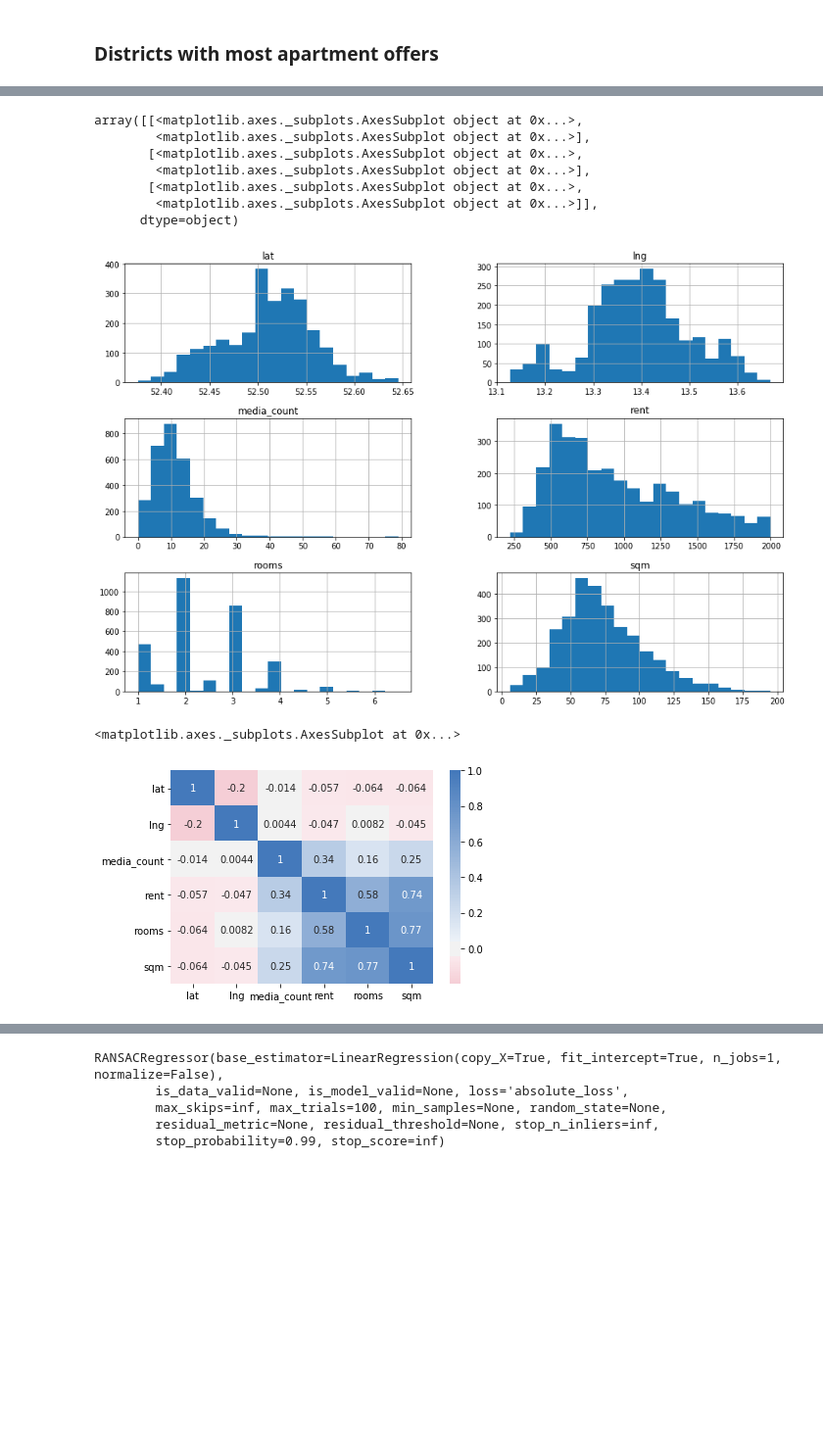
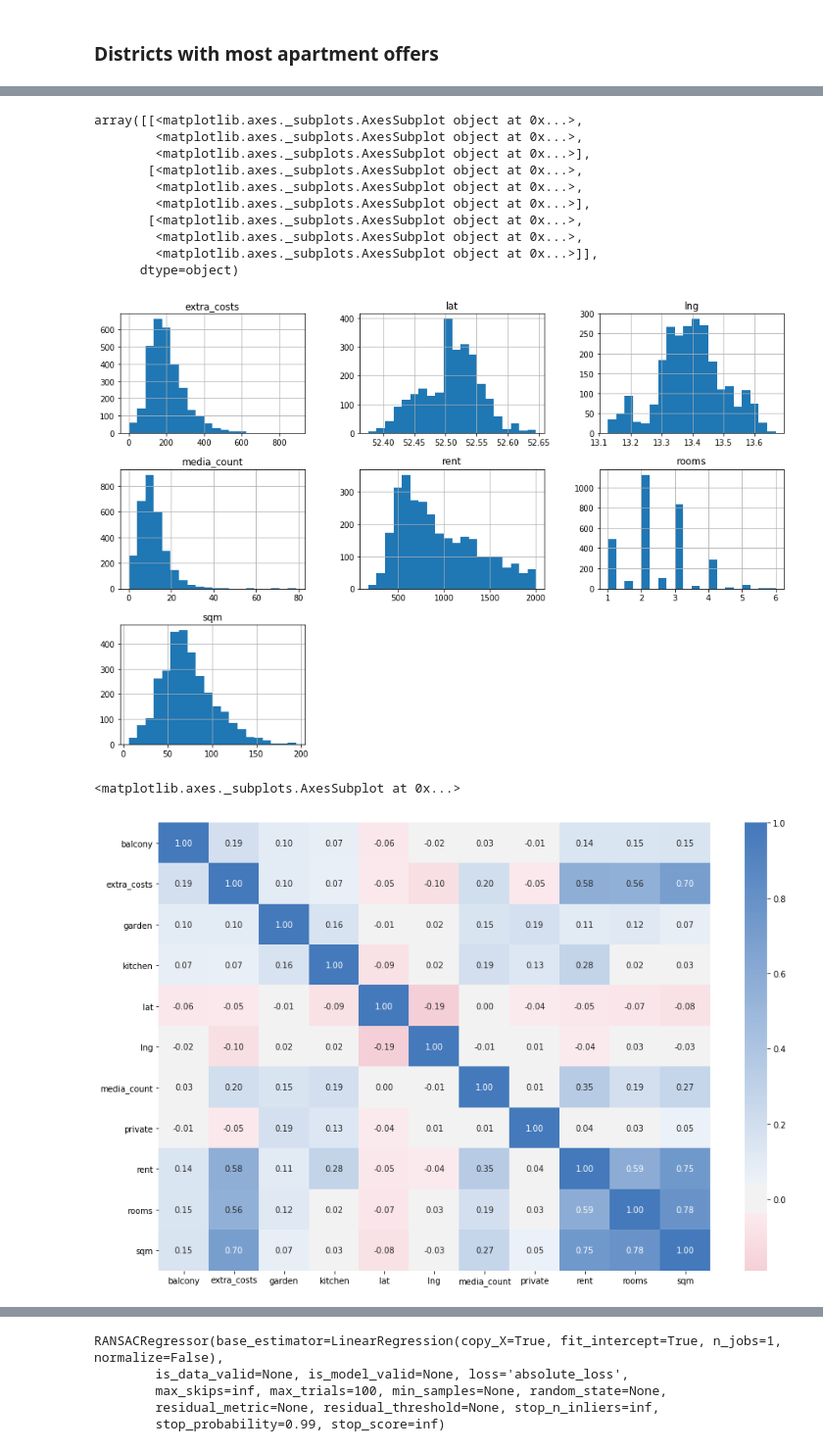
Before and after one commit to asmaier/ImmoSpider, a Jupyter notebook: ImmoPredict.ipynb, the cells around one changed output, grey strips where cells are left out. Shown: that part at 98% size. Saved outputs shown, nothing was run; the diff lists cells and outputs as text; code cells hidden in the pictures; blank space fills up the shorter version.

Commit message:
Scraped new features (kitchen, garden, balcony, extra_costs, private)  and added them to the prediction.

```diff
--- a/ImmoPredict.ipynb
+++ b/ImmoPredict.ipynb
@@ -4,6 +4,6 @@ import matplotlib.cm as cm
 # %%
 %matplotlib inline
 # %%
-df = pd.read_csv('apartments.csv', decimal=",", thousands=".")
+df = pd.read_csv('apartments.csv')
 len(df)
 # %% [output]
@@ -117,24 +118,29 @@ df3.plot(x="lng", y="lat", c="rent", kind="scatter", figsize=(15,10), colormap=c
 # %%
-df3.hist(bins=20,figsize=(15,10))
+df3.hist(bins=20,figsize=(15,10), column=["extra_costs","lat","lng","media_count","rent","rooms","sqm"])
 # %% [output]
 array([[<matplotlib.axes._subplots.AxesSubplot object at 0x...>,
+        <matplotlib.axes._subplots.AxesSubplot object at 0x...>,
         <matplotlib.axes._subplots.AxesSubplot object at 0x...>],
        [<matplotlib.axes._subplots.AxesSubplot object at 0x...>,
+        <matplotlib.axes._subplots.AxesSubplot object at 0x...>,
         <matplotlib.axes._subplots.AxesSubplot object at 0x...>],
        [<matplotlib.axes._subplots.AxesSubplot object at 0x...>,
+        <matplotlib.axes._subplots.AxesSubplot object at 0x...>,
         <matplotlib.axes._subplots.AxesSubplot object at 0x...>]],
       dtype=object)
-[figure, old version]
+[figure, new version]
 # %%
 corr=df3.corr()
 # %%
 import seaborn as sns
+
+fig, ax = plt.subplots(figsize=(15,10))
 sns.heatmap(corr,
         xticklabels=corr.columns,
         yticklabels=corr.columns, center=0.0,
-            cmap=sns.diverging_palette(5, 250, as_cmap=True), annot=True)
+            cmap=sns.diverging_palette(5, 250, as_cmap=True), annot=True, fmt=".2f", ax=ax)
 # %% [output]
 <matplotlib.axes._subplots.AxesSubplot at 0x...>
-[figure, old version]
+[figure, new version]
 # %%
 df4=df3.dropna()
```
Also changed, not shown: parts of 25 cells of this notebook, 2 other files.
